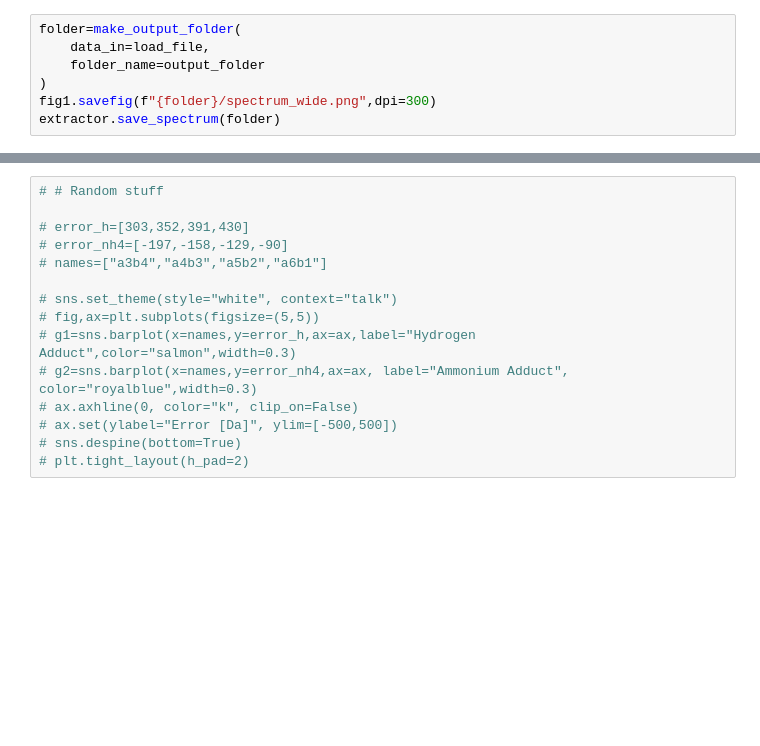
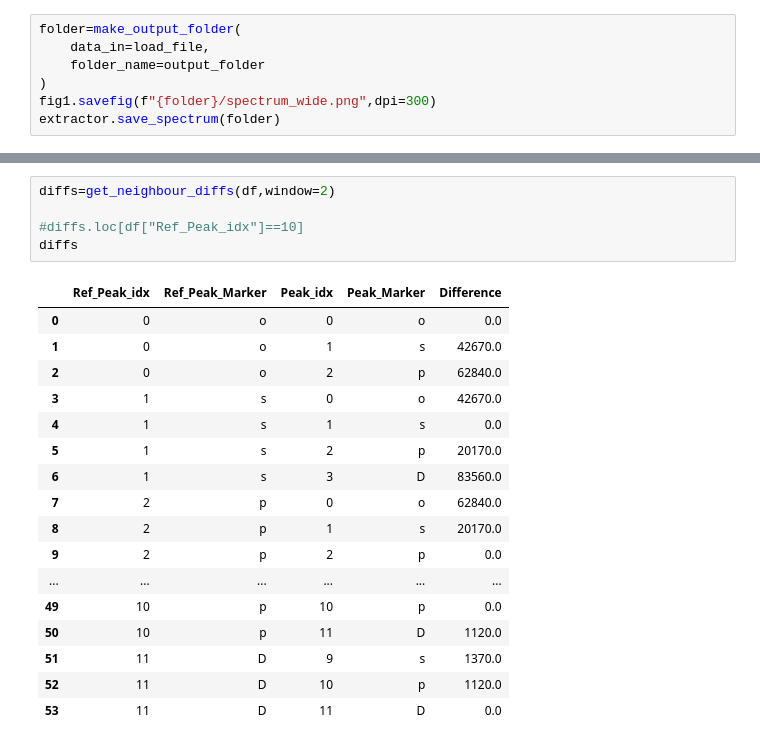
Before and after one commit to sknesiron/NativeMS_Analysis, a Jupyter notebook: ms_analysis.ipynb, the cells around one changed output, grey strips where cells are left out. Cells and saved outputs as stored; diff of their text form; blank space fills up the shorter version.

```diff
--- a/ms_analysis.ipynb
+++ b/ms_analysis.ipynb
@@ -123,15 +116,23 @@ get_likely_composition(
-# %%
-# # Random stuff
-
-# error_h=[303,352,391,430]
-# error_nh4=[-197,-158,-129,-90]
-# names=["a3b4","a4b3","a5b2","a6b1"]
-
-# sns.set_theme(style="white", context="talk")
-# fig,ax=plt.subplots(figsize=(5,5))
-# g1=sns.barplot(x=names,y=error_h,ax=ax,label="Hydrogen Adduct",color="salmon",width=0.3)
-# g2=sns.barplot(x=names,y=error_nh4,ax=ax, label="Ammonium Adduct", color="royalblue",width=0.3)
-# ax.axhline(0, color="k", clip_on=False)
-# ax.set(ylabel="Error [Da]", ylim=[-500,500])
-# sns.despine(bottom=True)
-# plt.tight_layout(h_pad=2)
+# %%
+diffs=get_neighbour_diffs(df,window=2)
+
+#diffs.loc[df["Ref_Peak_idx"]==10]
+diffs
+# %% [output]
+|  | Ref_Peak_idx | Ref_Peak_Marker | Peak_idx | Peak_Marker | Difference |
+| 0 | 0 | o | 0 | o | 0.0 |
+| 1 | 0 | o | 1 | s | 42670.0 |
+| 2 | 0 | o | 2 | p | 62840.0 |
+| 3 | 1 | s | 0 | o | 42670.0 |
+| 4 | 1 | s | 1 | s | 0.0 |
+| 5 | 1 | s | 2 | p | 20170.0 |
+| 6 | 1 | s | 3 | D | 83560.0 |
+| 7 | 2 | p | 0 | o | 62840.0 |
+| 8 | 2 | p | 1 | s | 20170.0 |
+| 9 | 2 | p | 2 | p | 0.0 |
+| ... | ... | ... | ... | ... | ... |
+| 49 | 10 | p | 10 | p | 0.0 |
+| 50 | 10 | p | 11 | D | 1120.0 |
+| 51 | 11 | D | 9 | s | 1370.0 |
+| 52 | 11 | D | 10 | p | 1120.0 |
+| 53 | 11 | D | 11 | D | 0.0 |
```
Also changed, not shown: parts of 9 cells of this notebook, 2 other files.
